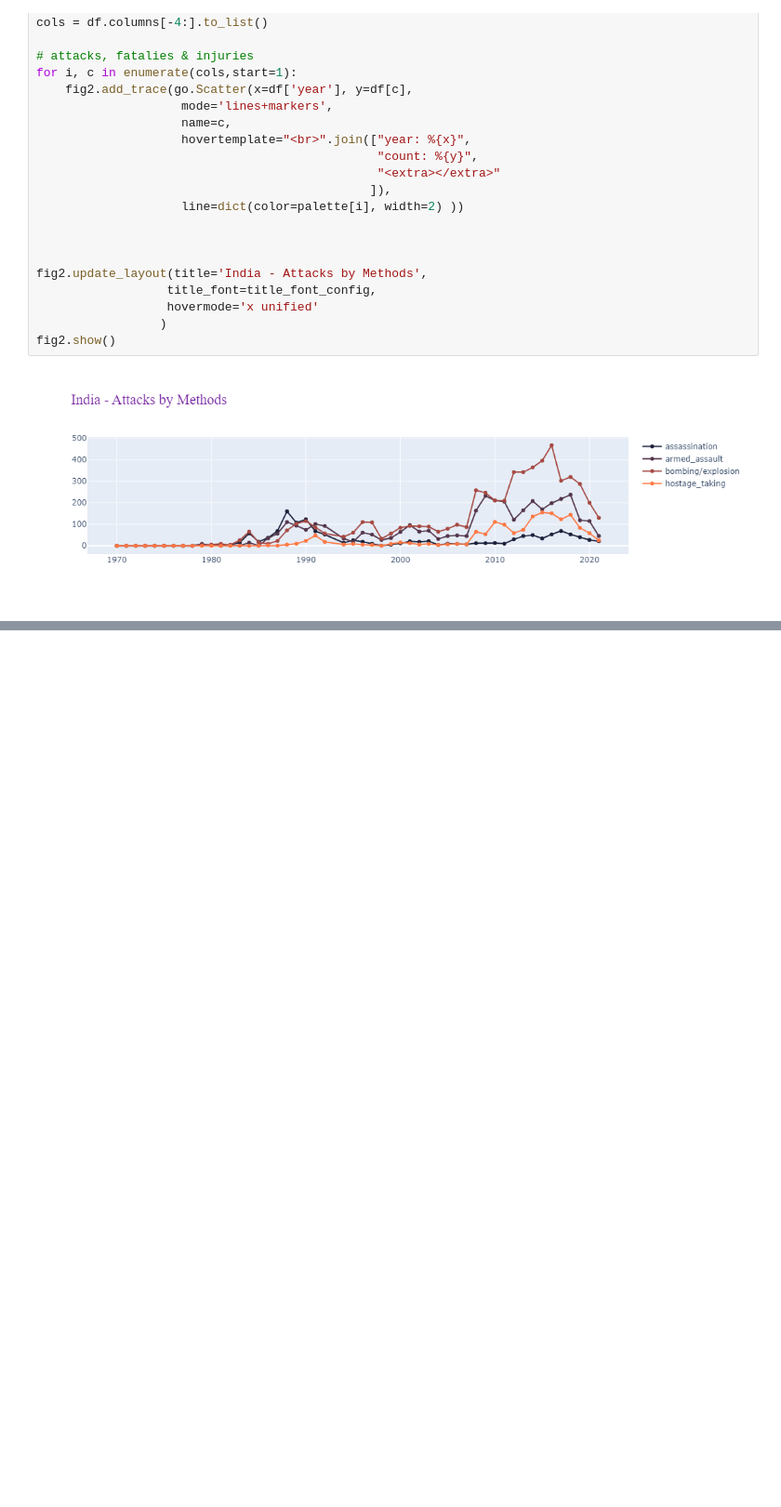
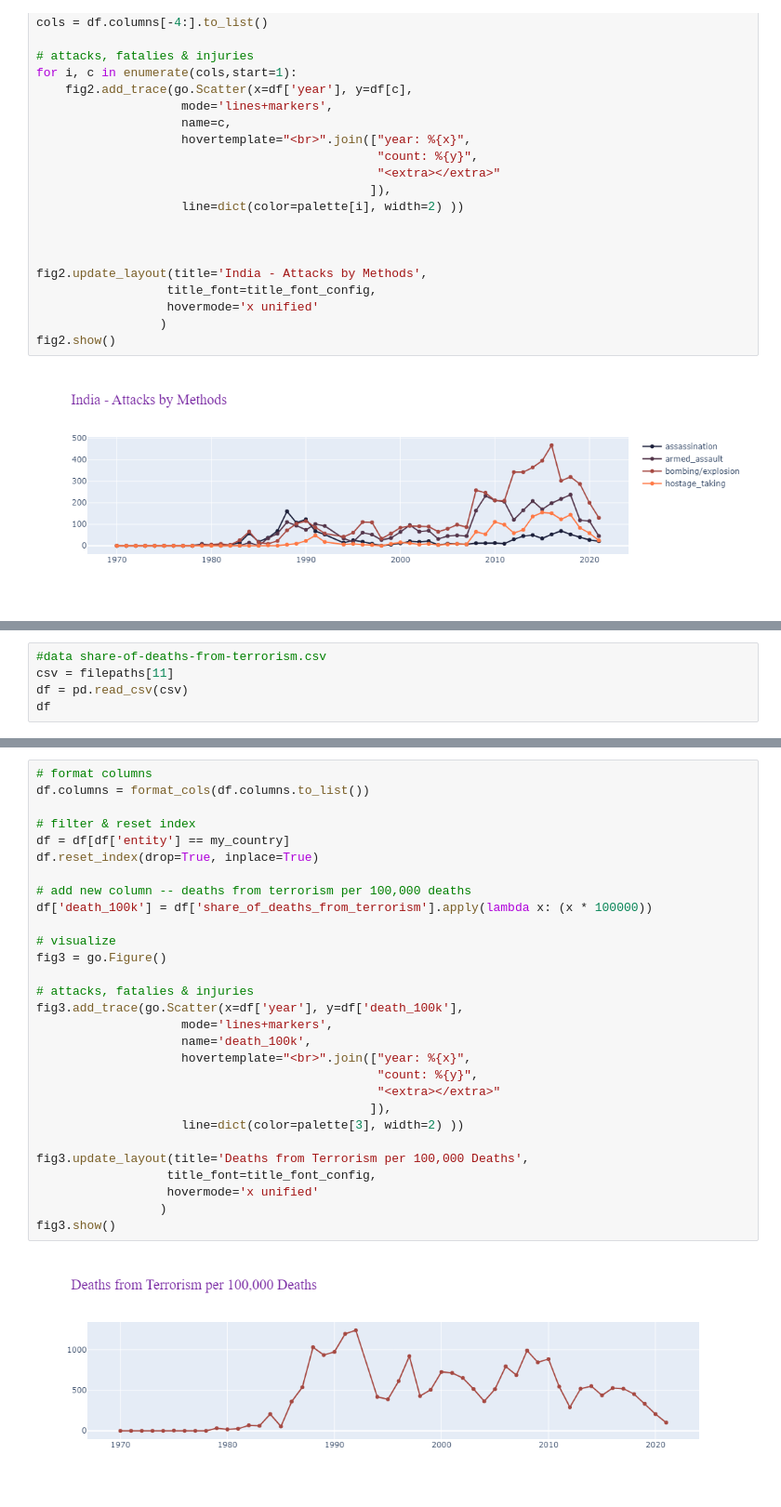
Before and after one commit to sathvik-mn/Terrorism-Analysis, a Jupyter notebook: Terrorism_analysis.ipynb, the cells around one changed output, grey strips where cells are left out. Shown: that part at 93% size. Drawn from its saved outputs; the diff is of its cells as text; blank space fills up the shorter version.

```diff
--- a/Terrorism_analysis.ipynb
+++ b/Terrorism_analysis.ipynb
@@ -286,0 +287,5 @@ df
+# %%
+#data share-of-deaths-from-terrorism.csv
+csv = filepaths[11]
+df = pd.read_csv(csv)
+df
@@ -286,0 +306,31 @@ df
+# %%
+# format columns
+df.columns = format_cols(df.columns.to_list())
+
+# filter & reset index
+df = df[df['entity'] == my_country]
+df.reset_index(drop=True, inplace=True)
+
+# add new column -- deaths from terrorism per 100,000 deaths
+df['death_100k'] = df['share_of_deaths_from_terrorism'].apply(lambda x: (x * 100000))
+
+# visualize
+fig3 = go.Figure()
+
+# attacks, fatalies & injuries
+fig3.add_trace(go.Scatter(x=df['year'], y=df['death_100k'],
+                    mode='lines+markers',
+                    name='death_100k',
+                    hovertemplate="<br>".join(["year: %{x}",
+                                               "count: %{y}",
+                                               "<extra></extra>"
+                                              ]),
+                    line=dict(color=palette[3], width=2) ))
+
+fig3.update_layout(title='Deaths from Terrorism per 100,000 Deaths',
+                  title_font=title_font_config,
+                  hovermode='x unified'
+                 )
+fig3.show()
+# %% [output]
+[figure, added]
```
Also changed, not shown: parts of 13 cells of this notebook.
